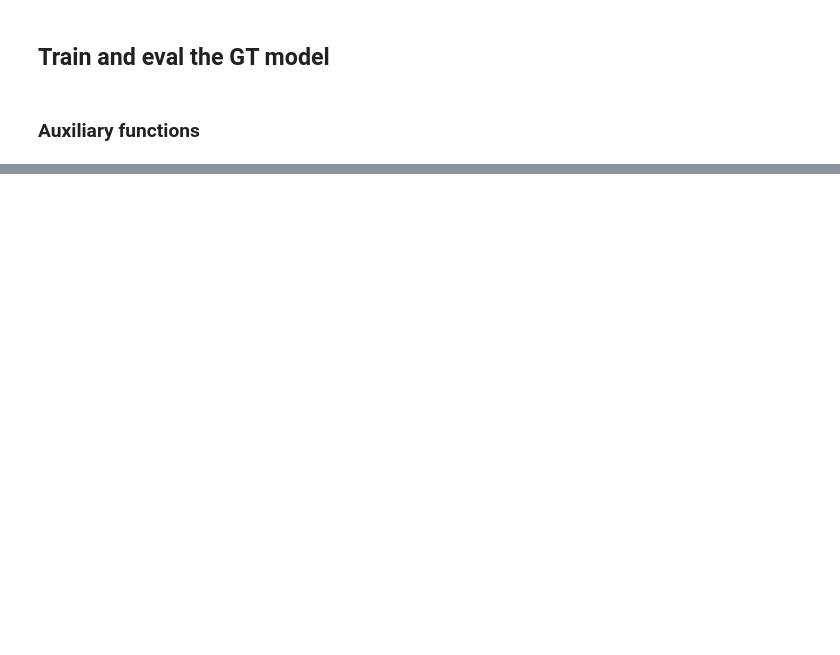
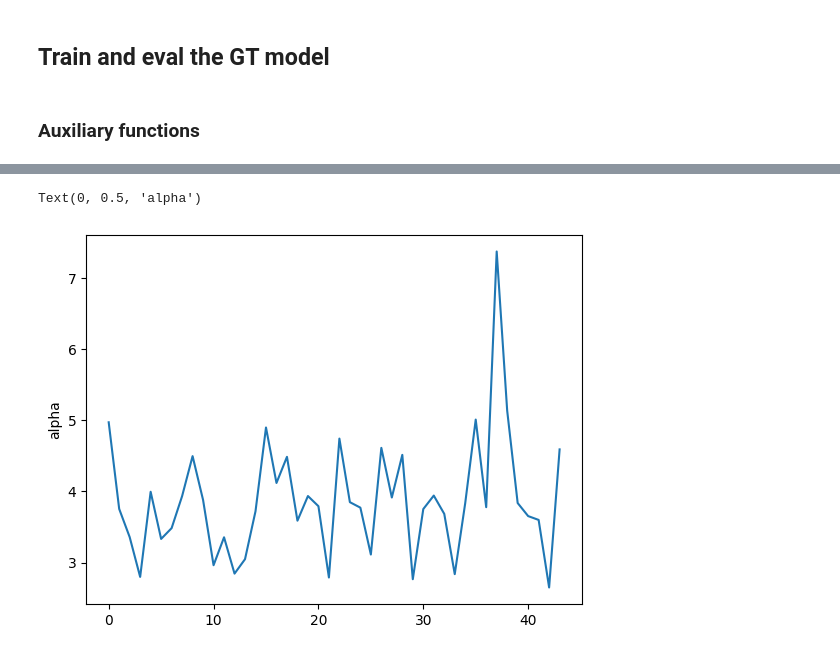
Before and after one commit to pgniewko/gt-pyg, a Jupyter notebook: nbs/GT-WW.ipynb, the cells around one changed output, grey strips where cells are left out. Cells and saved outputs as stored; diff of their text form; code cells hidden in the pictures; blank space fills up the shorter version.

```diff
--- a/nbs/GT-WW.ipynb
+++ b/nbs/GT-WW.ipynb
@@ -293,0 +307,7 @@ watcher.get_summary(details)
+# %%
+plt.plot(list(range(len(details))), details.alpha.to_list())
+plt.ylabel('layer_id')
+plt.ylabel('alpha')
+# %% [output]
+Text(0, 0.5, 'alpha')
+[figure, added]
```
Also changed, not shown: parts of 13 cells of this notebook.
